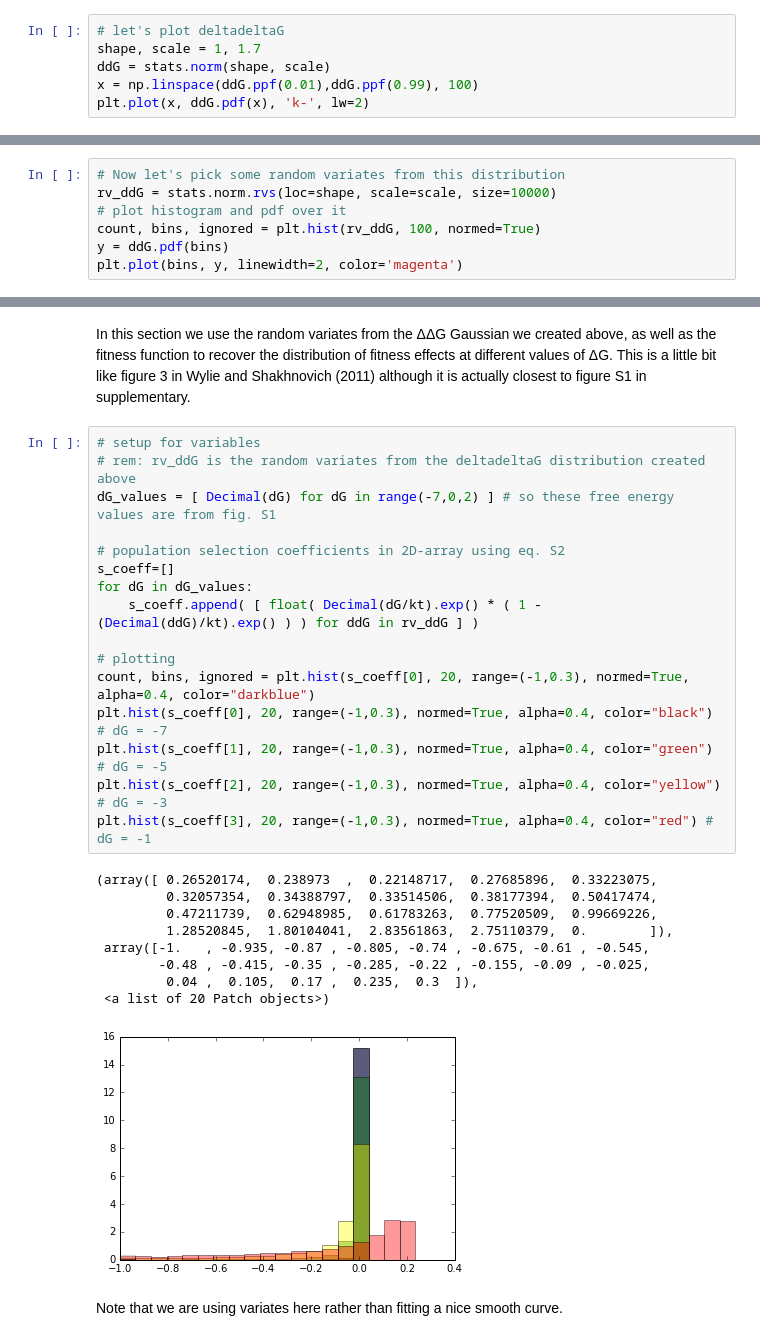
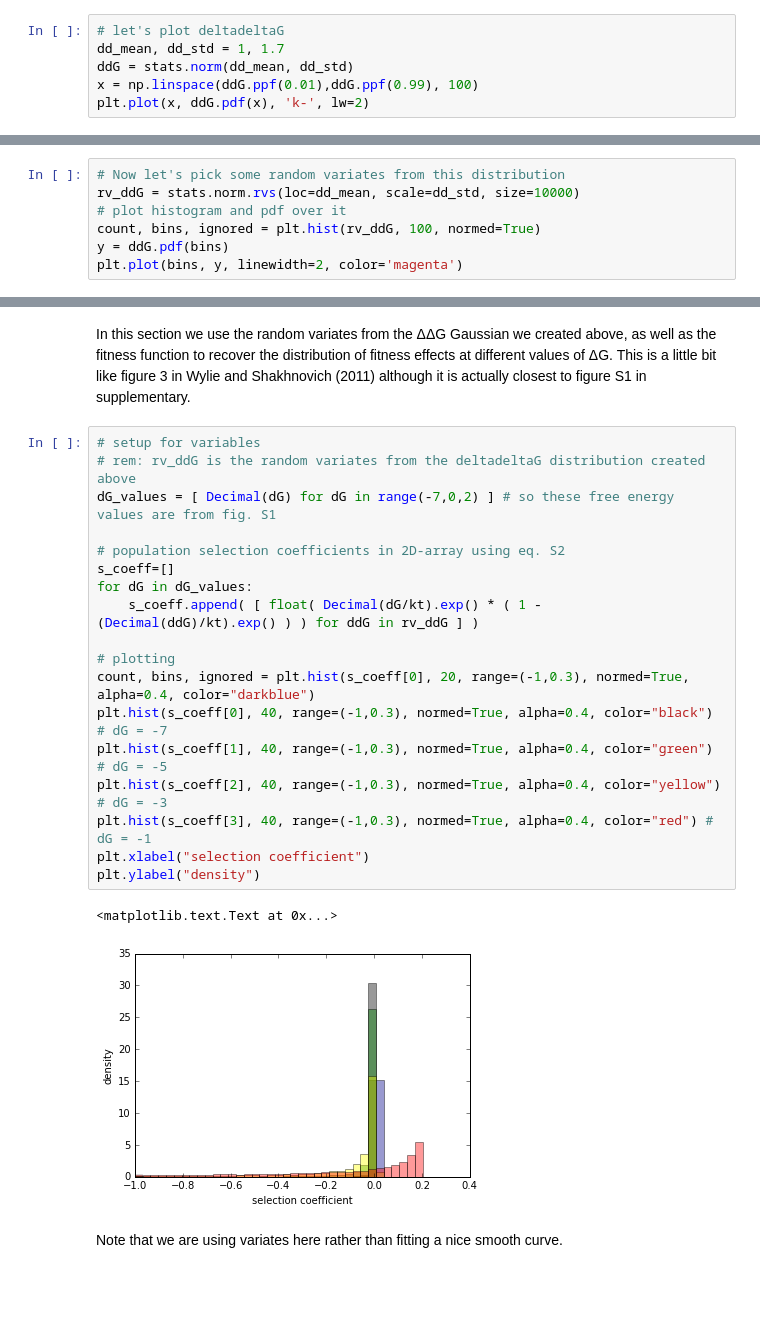
Before and after one commit to tethig/simulations, a Jupyter notebook: DFEM_py_nb.ipynb, the cells around one changed output, grey strips where cells are left out. Cells and saved outputs as stored; diff of their text form; blank space fills up the shorter version.

```diff
--- a/DFEM_py_nb.ipynb
+++ b/DFEM_py_nb.ipynb
@@ -93,8 +93,8 @@ constants.k # units: J/K - not what I want!
 **Working with ΔΔG (the phenotype Gaussian)**
 # %%
 # let's plot deltadeltaG
-shape, scale = 1, 1.7
-ddG = stats.norm(shape, scale)
+dd_mean, dd_std = 1, 1.7
+ddG = stats.norm(dd_mean, dd_std)
 x = np.linspace(ddG.ppf(0.01),ddG.ppf(0.99), 100)
 plt.plot(x, ddG.pdf(x), 'k-', lw=2)
 # %% [output]
@@ -102,7 +102,7 @@ plt.plot(x, ddG.pdf(x), 'k-', lw=2)
 [figure]
 # %%
 # Now let's pick some random variates from this distribution
-rv_ddG = stats.norm.rvs(loc=shape, scale=scale, size=10000)
+rv_ddG = stats.norm.rvs(loc=dd_mean, scale=dd_std, size=10000)
 # plot histogram and pdf over it
 count, bins, ignored = plt.hist(rv_ddG, 100, normed=True)
 y = ddG.pdf(bins)
@@ -149,29 +149,24 @@ In this section we use the random variates from the ΔΔG Gaussian we created ab
 # %%
 # setup for variables
 # rem: rv_ddG is the random variates from the deltadeltaG distribution created above
 dG_values = [ Decimal(dG) for dG in range(-7,0,2) ] # so these free energy values are from fig. S1
 
 # population selection coefficients in 2D-array using eq. S2
 s_coeff=[]
 for dG in dG_values:
     s_coeff.append( [ float( Decimal(dG/kt).exp() * ( 1 - (Decimal(ddG)/kt).exp() ) ) for ddG in rv_ddG ] )
 
 # plotting
 count, bins, ignored = plt.hist(s_coeff[0], 20, range=(-1,0.3), normed=True, alpha=0.4, color="darkblue")
-plt.hist(s_coeff[0], 20, range=(-1,0.3), normed=True, alpha=0.4, color="black") # dG = -7
-plt.hist(s_coeff[1], 20, range=(-1,0.3), normed=True, alpha=0.4, color="green") # dG = -5
-plt.hist(s_coeff[2], 20, range=(-1,0.3), normed=True, alpha=0.4, color="yellow") # dG = -3
-plt.hist(s_coeff[3], 20, range=(-1,0.3), normed=True, alpha=0.4, color="red") # dG = -1
+plt.hist(s_coeff[0], 40, range=(-1,0.3), normed=True, alpha=0.4, color="black") # dG = -7
+plt.hist(s_coeff[1], 40, range=(-1,0.3), normed=True, alpha=0.4, color="green") # dG = -5
+plt.hist(s_coeff[2], 40, range=(-1,0.3), normed=True, alpha=0.4, color="yellow") # dG = -3
+plt.hist(s_coeff[3], 40, range=(-1,0.3), normed=True, alpha=0.4, color="red") # dG = -1
+plt.xlabel("selection coefficient")
+plt.ylabel("density")
 # %% [output]
-(array([ 0.26520174,  0.238973  ,  0.22148717,  0.27685896,  0.33223075,
-         0.32057354,  0.34388797,  0.33514506,  0.38177394,  0.50417474,
-         0.47211739,  0.62948985,  0.61783263,  0.77520509,  0.99669226,
-         1.28520845,  1.80104041,  2.83561863,  2.75110379,  0.        ]),
- array([-1.   , -0.935, -0.87 , -0.805, -0.74 , -0.675, -0.61 , -0.545,
-        -0.48 , -0.415, -0.35 , -0.285, -0.22 , -0.155, -0.09 , -0.025,
-         0.04 ,  0.105,  0.17 ,  0.235,  0.3  ]),
- <a list of 20 Patch objects>)
+<matplotlib.text.Text at 0x...>
-[figure, old version]
+[figure, new version]
 # %% [markdown]
 Note that we are using variates here rather than fitting a nice smooth curve.
 # %% [markdown]
```
Also changed, not shown: parts of 13 cells of this notebook.
